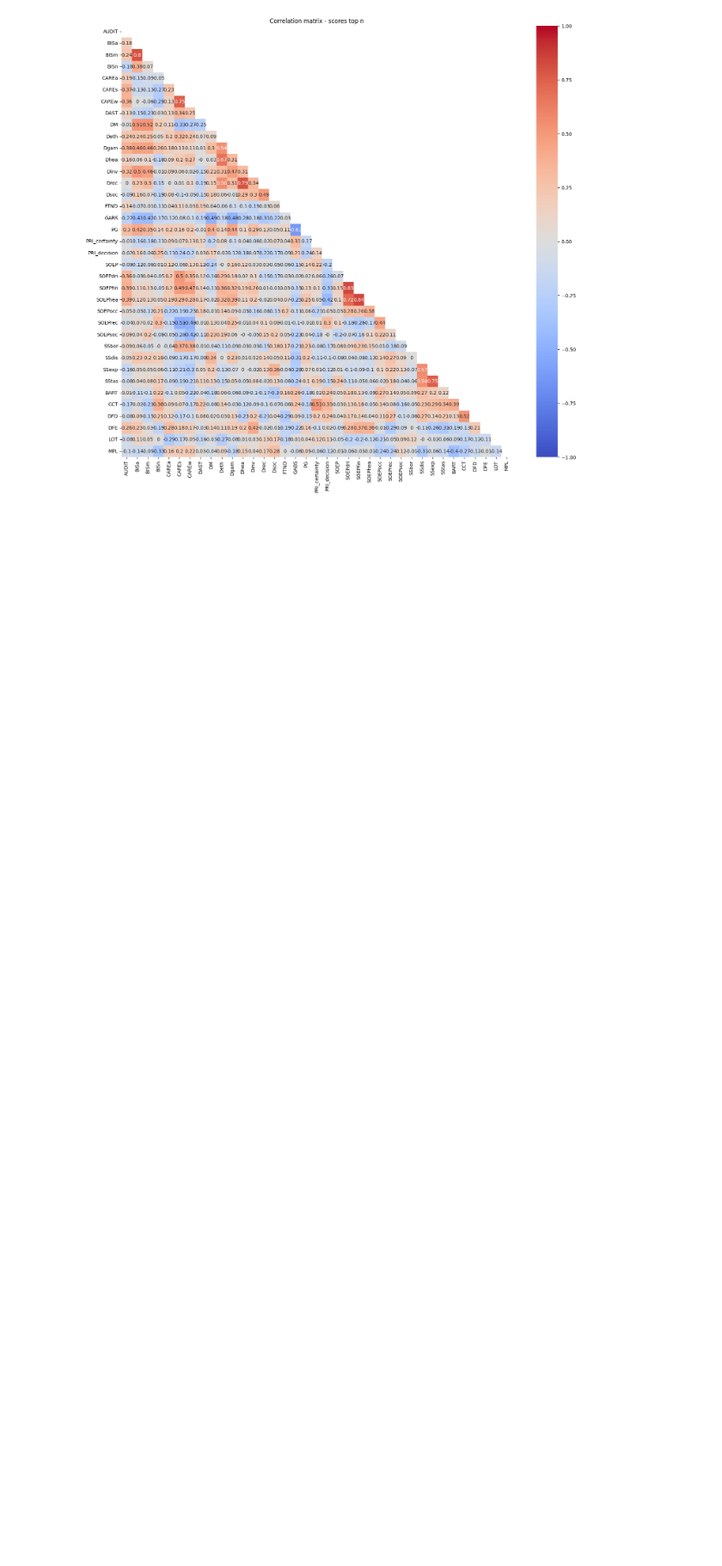
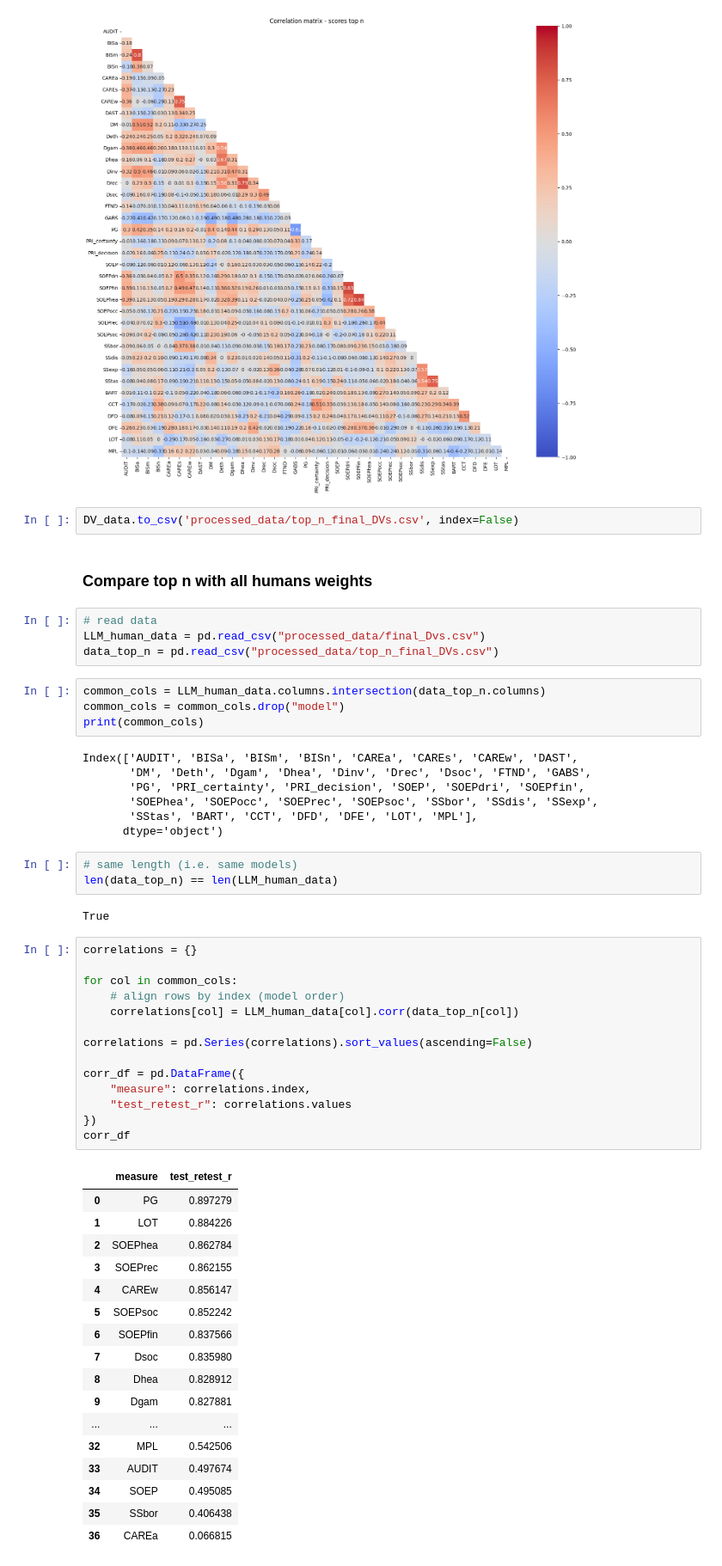
Before and after one commit to jelenameyer/GenInLLM, a Jupyter notebook: data_analysis/from_items_to_DV_top_n.ipynb, the cells around one changed output. Shown at 86% size. Drawn from its saved outputs; the diff is of its cells as text; blank space fills up the shorter version.

```diff
--- a/data_analysis/from_items_to_DV_top_n.ipynb
+++ b/data_analysis/from_items_to_DV_top_n.ipynb
@@ -447,3 +447,59 @@ plt.title("Correlation matrix - scores top n")
 plt.show()
 # %% [output]
 [figure]
+# %%
+DV_data.to_csv('processed_data/top_n_final_DVs.csv', index=False)
+# %% [markdown]
+### Compare top n with all humans weights
+# %%
+# read data
+LLM_human_data = pd.read_csv("processed_data/final_Dvs.csv")
+data_top_n = pd.read_csv("processed_data/top_n_final_DVs.csv")
+# %%
+common_cols = LLM_human_data.columns.intersection(data_top_n.columns)
+common_cols = common_cols.drop("model")
+print(common_cols)
+# %% [output]
+Index(['AUDIT', 'BISa', 'BISm', 'BISn', 'CAREa', 'CAREs', 'CAREw', 'DAST',
+       'DM', 'Deth', 'Dgam', 'Dhea', 'Dinv', 'Drec', 'Dsoc', 'FTND', 'GABS',
+       'PG', 'PRI_certainty', 'PRI_decision', 'SOEP', 'SOEPdri', 'SOEPfin',
+       'SOEPhea', 'SOEPocc', 'SOEPrec', 'SOEPsoc', 'SSbor', 'SSdis', 'SSexp',
+       'SStas', 'BART', 'CCT', 'DFD', 'DFE', 'LOT', 'MPL'],
+      dtype='object')
+# %%
+# same length (i.e. same models)
+len(data_top_n) == len(LLM_human_data)
+# %% [output]
+True
+# %%
+correlations = {}
+
+for col in common_cols:
+    # align rows by index (model order)
+    correlations[col] = LLM_human_data[col].corr(data_top_n[col])
+
+correlations = pd.Series(correlations).sort_values(ascending=False)
+
+corr_df = pd.DataFrame({
+    "measure": correlations.index,
+    "test_retest_r": correlations.values
+})
+corr_df
+# %% [output]
+|  | measure | test_retest_r |
+| 0 | PG | 0.897279 |
+| 1 | LOT | 0.884226 |
+| 2 | SOEPhea | 0.862784 |
+| 3 | SOEPrec | 0.862155 |
+| 4 | CAREw | 0.856147 |
+| 5 | SOEPsoc | 0.852242 |
+| 6 | SOEPfin | 0.837566 |
+| 7 | Dsoc | 0.835980 |
+| 8 | Dhea | 0.828912 |
+| 9 | Dgam | 0.827881 |
+| ... | ... | ... |
+| 32 | MPL | 0.542506 |
+| 33 | AUDIT | 0.497674 |
+| 34 | SOEP | 0.495085 |
+| 35 | SSbor | 0.406438 |
+| 36 | CAREa | 0.066815 |
```
